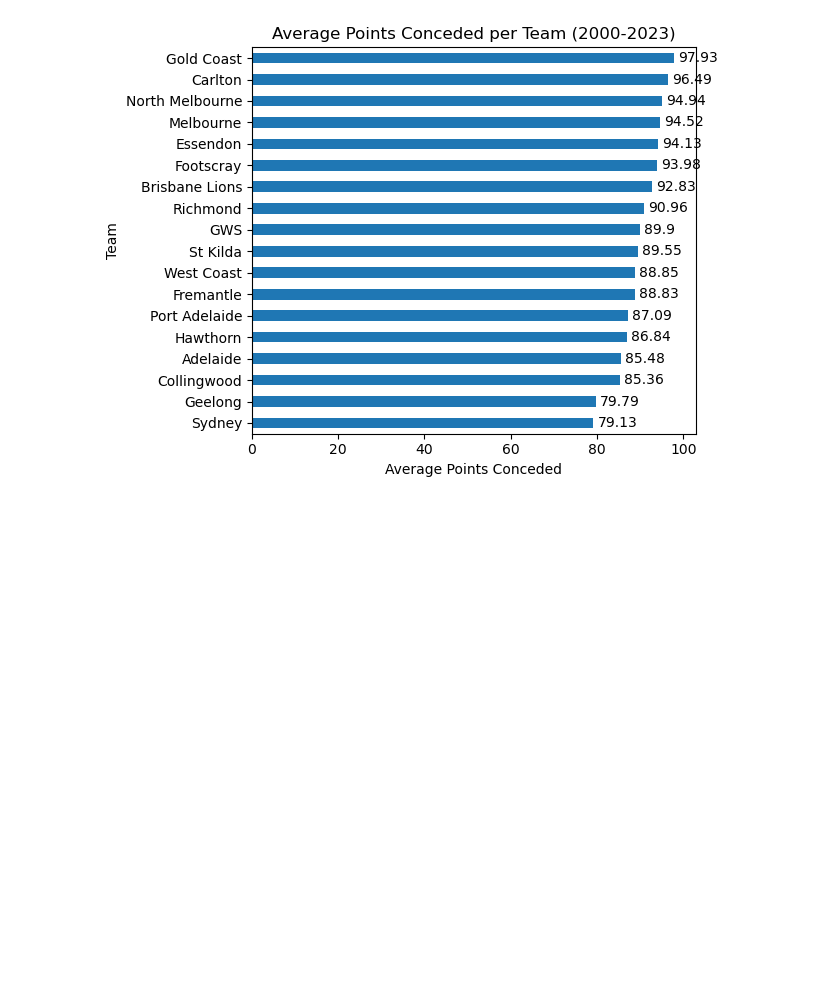
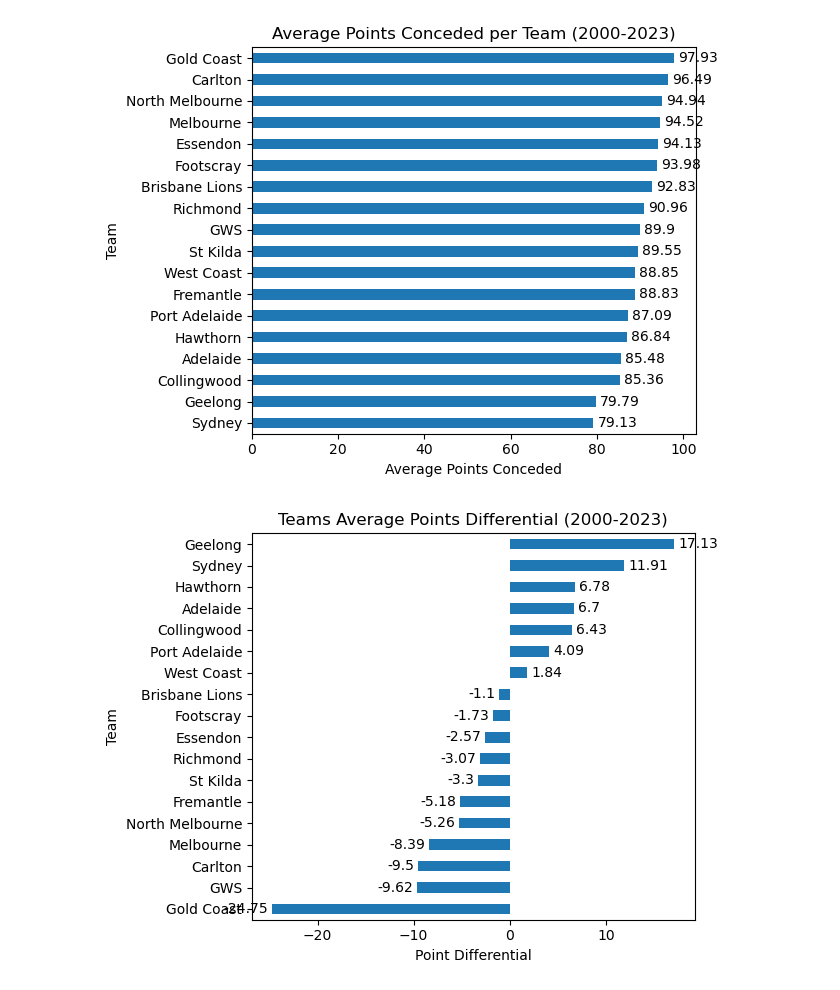
Before and after one commit to Cellett19/afl-match-predictor, a Jupyter notebook: Notebooks/afl_analysis.ipynb, the cells around one changed output. Cells and saved outputs as stored; diff of their text form; code cells hidden in the pictures; blank space fills up the shorter version.

Commit message:
Add point differential function
- Add new function to calculate point differential
- Plot graph for point differential
- Update README

```diff
--- a/Notebooks/afl_analysis.ipynb
+++ b/Notebooks/afl_analysis.ipynb
@@ -141,6 +141,40 @@ def calculate_team_avg_points_conceded(df, team_games):
         team_points_conceded[team] = round(avg_points_conceded, 2)
 
     return team_points_conceded
+
+def calculate_team_avg_pt_differential(df):
+    team_avg_pt_differential = {}
+
+    for team in df.Home_Team.unique():
+        home_win_filter = ((df['Home_Team'] == team) &
+                           (df['Winner'] == 'Home'))
+        home_win_df = df[home_win_filter]
+        home_win_margins = (home_win_df['Home_Points'] - home_win_df['Away_Points'])
+
+        away_win_filter = ((df['Away_Team'] == team) &
+                           (df['Winner'] == 'Away'))
+        away_win_df = df[away_win_filter]
+        away_win_margins = (away_win_df['Away_Points'] - away_win_df['Home_Points'])
+
+        win_margins = pd.concat([home_win_margins, away_win_margins])
+
+
+        home_loss_filter = ((df['Home_Team'] == team) &
+                           (df['Winner'] == 'Away'))
+        home_loss_df = df[home_loss_filter]
+        home_loss_margins = (home_loss_df['Home_Points'] - home_loss_df['Away_Points'])
+
+        away_loss_filter = ((df['Away_Team'] == team) &
+                           (df['Winner'] == 'Home'))
+        away_loss_df = df[away_loss_filter]
+        away_loss_margins = (away_loss_df['Away_Points'] - away_loss_df['Home_Points'])
+
+        loss_margins = pd.concat([home_loss_margins, away_loss_margins])
+
+        all_margins = pd.concat([win_margins, loss_margins])
+        team_avg_pt_differential[team] = round(all_margins.mean(), 2)
+
+    return team_avg_pt_differential
 # %% [markdown]
 ## Run Analysis Functions
 # %%
@@ -161,6 +195,8 @@ team_points = calculate_team_avg_points(df, team_games)
 team_avg_winning_margin = calculate_team_avg_winning_margin(df)
 
 team_points_conceded = calculate_team_avg_points_conceded(df, team_games)
+
+team_avg_pt_differential = calculate_team_avg_pt_differential(df)
 # %% [markdown]
 ## Define Data Visualisation Functions
 # %%
@@ -279,3 +315,12 @@ plot_horizontal_bar(sorted_avg_points_conceded,
                     'Team')
 # %% [output]
 [figure]
+# %%
+sorted_pt_differential = sort_dict(team_avg_pt_differential)
+
+plot_horizontal_bar(sorted_pt_differential,
+                    'Teams Average Points Differential (2000-2023)',
+                    'Point Differential',
+                    'Team')
+# %% [output]
+[figure, added]
```
Also changed, not shown: 4 other files.
